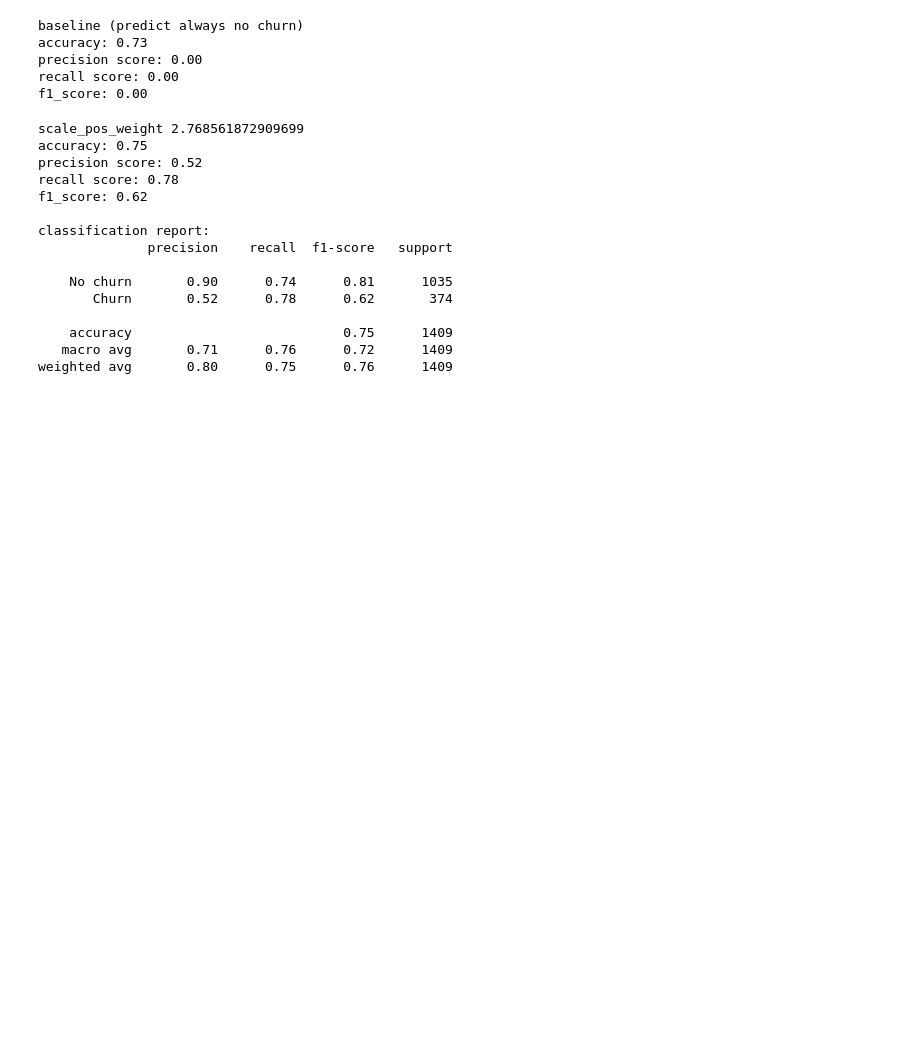
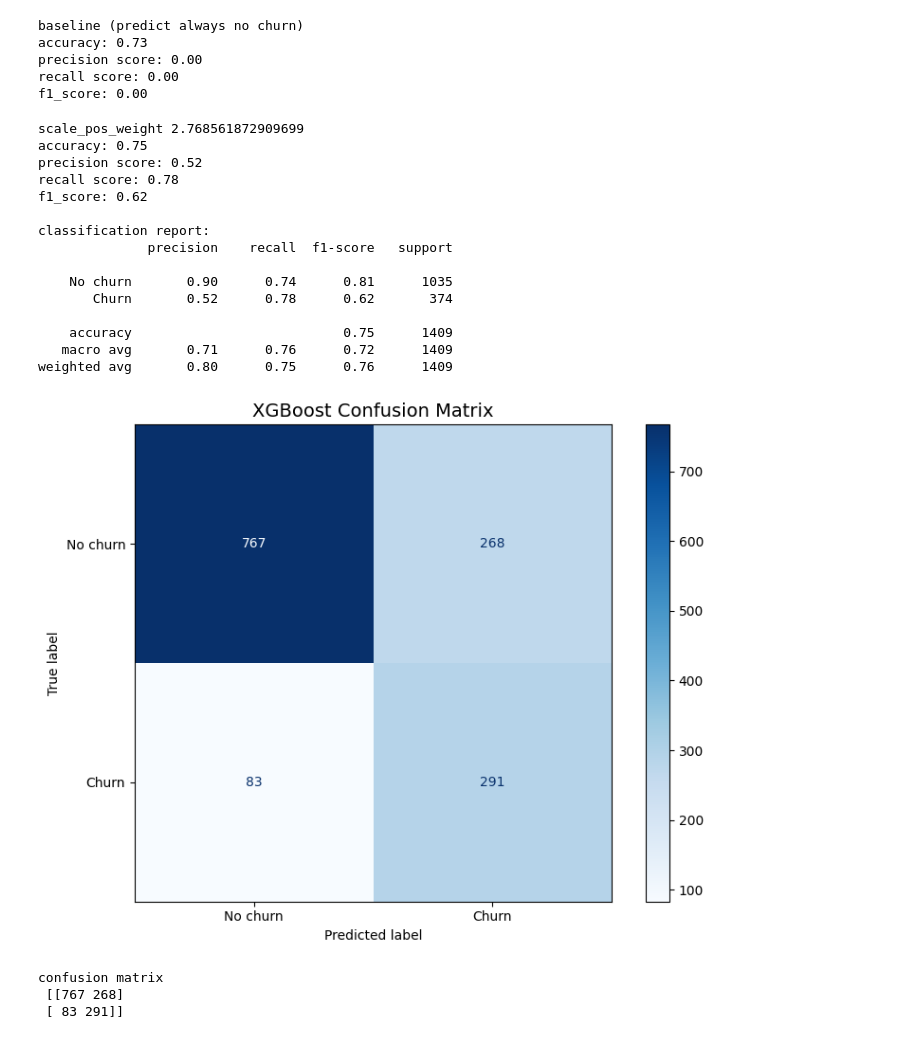
Before and after one commit to Dereger325/churn-data-prediction, a Jupyter notebook: churn_analysis.ipynb, the cells around one changed output. Cells and saved outputs as stored; diff of their text form; code cells hidden in the pictures; blank space fills up the shorter version.

Commit message:
day 5 Confusion Matrix + threshold tuning - optimal at 0.3 saves ,650

```diff
--- a/churn_analysis.ipynb
+++ b/churn_analysis.ipynb
@@ -346,3 +346,20 @@ classification report:
     accuracy                           0.75      1409
    macro avg       0.71      0.76      0.72      1409
 weighted avg       0.80      0.75      0.76      1409
+# %%
+from sklearn.metrics import confusion_matrix,ConfusionMatrixDisplay
+
+cm = confusion_matrix(Y_test,prediction)
+fig,ax = plt.subplots(figsize = (8,6))
+disp = ConfusionMatrixDisplay(confusion_matrix = cm,display_labels = ['No churn','Churn'])
+disp.plot(ax=ax,cmap = 'Blues',values_format = 'd')
+ax.set_title('XGBoost Confusion Matrix', fontsize=14)
+plt.tight_layout()
+plt.show()
+
+print('confusion matrix\n',cm)
+# %% [output]
+[figure, added]
+confusion matrix
+ [[767 268]
+ [ 83 291]]
```
Also changed, not shown: parts of 5 cells of this notebook.
